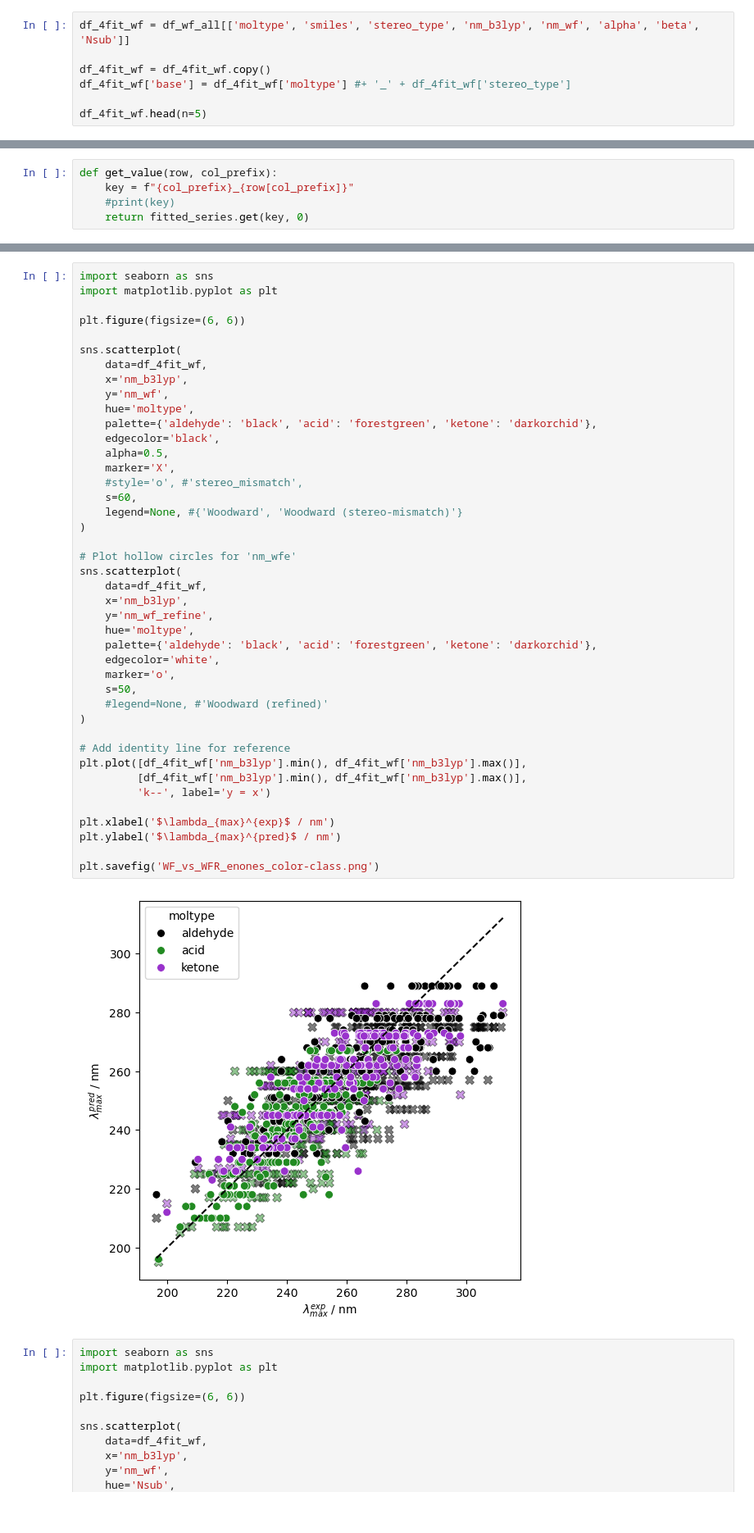
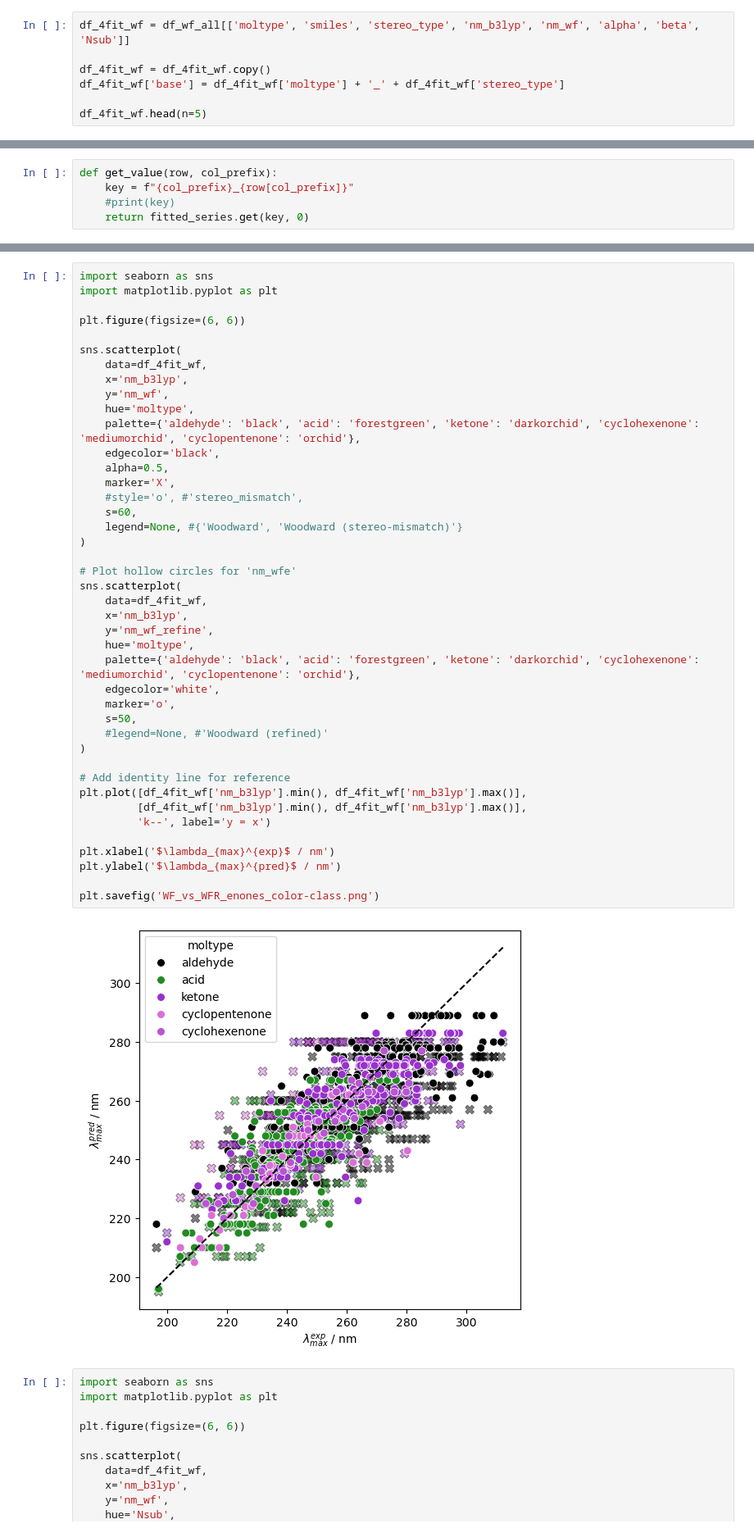
Before and after one commit to CompPhotoChem/ChromoPredict, a Jupyter notebook: examples/Refine_Woodward.ipynb, the cells around one changed output, grey strips where cells are left out. Shown at 82% size. Saved outputs shown, nothing was run; the diff lists cells and outputs as text.

```diff
--- a/examples/Refine_Woodward.ipynb
+++ b/examples/Refine_Woodward.ipynb
@@ -153,7 +117,7 @@ df_wf_all.head(n=5)
 df_4fit_wf = df_wf_all[['moltype', 'smiles', 'stereo_type', 'nm_b3lyp', 'nm_wf', 'alpha', 'beta', 'Nsub']]
 
 df_4fit_wf = df_4fit_wf.copy()
-df_4fit_wf['base'] = df_4fit_wf['moltype'] #+ '_' + df_4fit_wf['stereo_type']
+df_4fit_wf['base'] = df_4fit_wf['moltype'] + '_' + df_4fit_wf['stereo_type']
 
 df_4fit_wf.head(n=5)
 # %% [output]
@@ -408,39 +402,39 @@ sns.scatterplot(
     x='nm_b3lyp',
     y='nm_wf',
     hue='moltype',
-    palette={'aldehyde': 'black', 'acid': 'forestgreen', 'ketone': 'darkorchid'},
+    palette={'aldehyde': 'black', 'acid': 'forestgreen', 'ketone': 'darkorchid', 'cyclohexenone': 'mediumorchid', 'cyclopentenone': 'orchid'},
     edgecolor='black',
     alpha=0.5,
     marker='X',
     #style='o', #'stereo_mismatch',
     s=60,
     legend=None, #{'Woodward', 'Woodward (stereo-mismatch)'}
 )
 
 # Plot hollow circles for 'nm_wfe'
 sns.scatterplot(
     data=df_4fit_wf,
     x='nm_b3lyp',
     y='nm_wf_refine',
     hue='moltype',
-    palette={'aldehyde': 'black', 'acid': 'forestgreen', 'ketone': 'darkorchid'},
+    palette={'aldehyde': 'black', 'acid': 'forestgreen', 'ketone': 'darkorchid', 'cyclohexenone': 'mediumorchid', 'cyclopentenone': 'orchid'},
     edgecolor='white',
     marker='o',
     s=50,
     #legend=None, #'Woodward (refined)'
 )
 
 # Add identity line for reference
 plt.plot([df_4fit_wf['nm_b3lyp'].min(), df_4fit_wf['nm_b3lyp'].max()],
          [df_4fit_wf['nm_b3lyp'].min(), df_4fit_wf['nm_b3lyp'].max()],
          'k--', label='y = x')
 
 plt.xlabel('$\lambda_{max}^{exp}$ / nm')
 plt.ylabel('$\lambda_{max}^{pred}$ / nm')
 
 plt.savefig('WF_vs_WFR_enones_color-class.png')
 # %% [output]
-[figure, old version]
+[figure, new version]
 # %%
 import seaborn as sns
 import matplotlib.pyplot as plt
```
Also changed, not shown: parts of 18 cells of this notebook, 4 other files.
